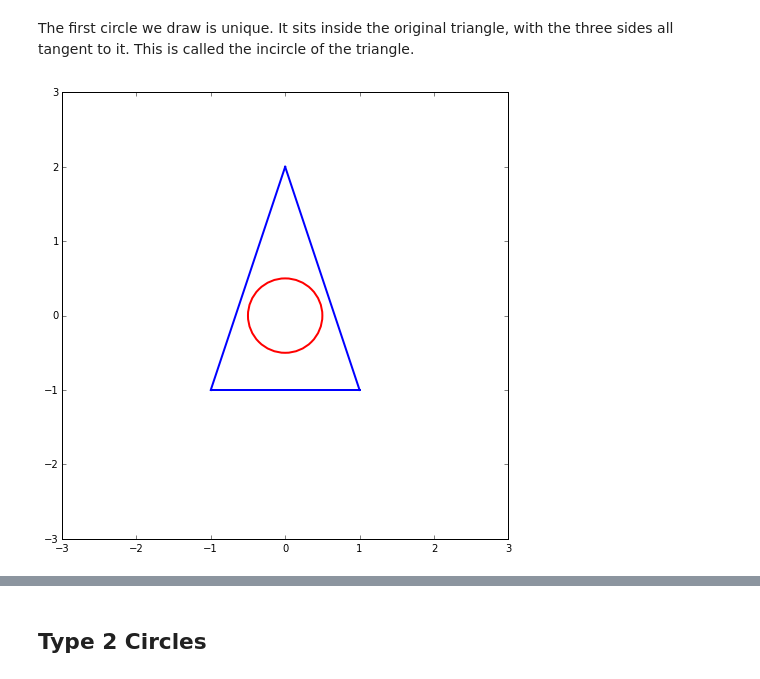
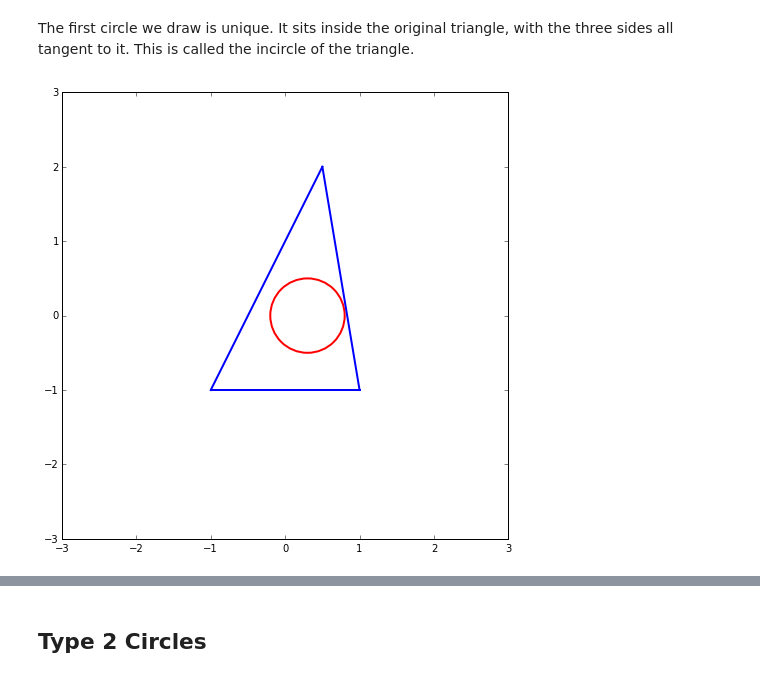
Before and after one commit to drpeteb/fractal-circles, a Jupyter notebook: Fractal-Circles.ipynb, the cells around one changed output, grey strips where cells are left out. Saved outputs shown, nothing was run; the diff lists cells and outputs as text; code cells hidden in the pictures.

```diff
--- a/Fractal-Circles.ipynb
+++ b/Fractal-Circles.ipynb
@@ -292,26 +313,26 @@ There's something we need to beware of here, the sign of the unit vector. If we
 The first circle we draw is unique. It sits inside the original triangle, with the three sides all tangent to it. This is called the incircle of the triangle.
 # %%
 # Make three lines which comprise a triangle
-line1 = Line((-1,-1),(0,2))
-line2 = Line((0,2),(1,-1))
+line1 = Line((-1,-1),(0.5,2))
+line2 = Line((0.5,2),(1,-1))
 line3 = Line((1,-1),(-1,-1))
 
 # Take a guess at where the incircle should go
-incircle = Circle((0,0),0.5)
+incircle = Circle((0.3,0),0.5)
 
 # Plot it all
 fig = plt.gcf()
 fig.gca().plot([line1.end1[0],line1.end2[0]],[line1.end1[1],line1.end2[1]],color='b',linewidth=2)
 fig.gca().plot([line2.end1[0],line2.end2[0]],[line2.end1[1],line2.end2[1]],color='b',linewidth=2)
 fig.gca().plot([line3.end1[0],line3.end2[0]],[line3.end1[1],line3.end2[1]],color='b',linewidth=2)
 fig.gca().add_artist(plt.Circle(incircle.cen,incircle.rad,color='r',fill=False,linewidth=2))
 fig.gca().set_xlim((-3,3))
 fig.gca().set_ylim((-3,3))
 fig.set_size_inches(8,8)
 
 plt.show()
 # %% [output]
-[figure, old version]
+[figure, new version]
 # %% [markdown]
 Curses, way off again. <a href="http://en.wikipedia.org/wiki/Incircle_and_excircles_of_a_triangle">Wikipedia</a> lists all sorts of useful properties of incircles including the ones we need, its centre and radius. Specifically, if the three corners have coordinates $(x_a,y_a)$, $(x_b,y_b)$, $(x_c,y_c)$, and the opposite sides have lengths $l_a$, $l_b$, $l_c$, then the radius of the incircle is,
 
```
Also changed, not shown: parts of 23 cells of this notebook.
